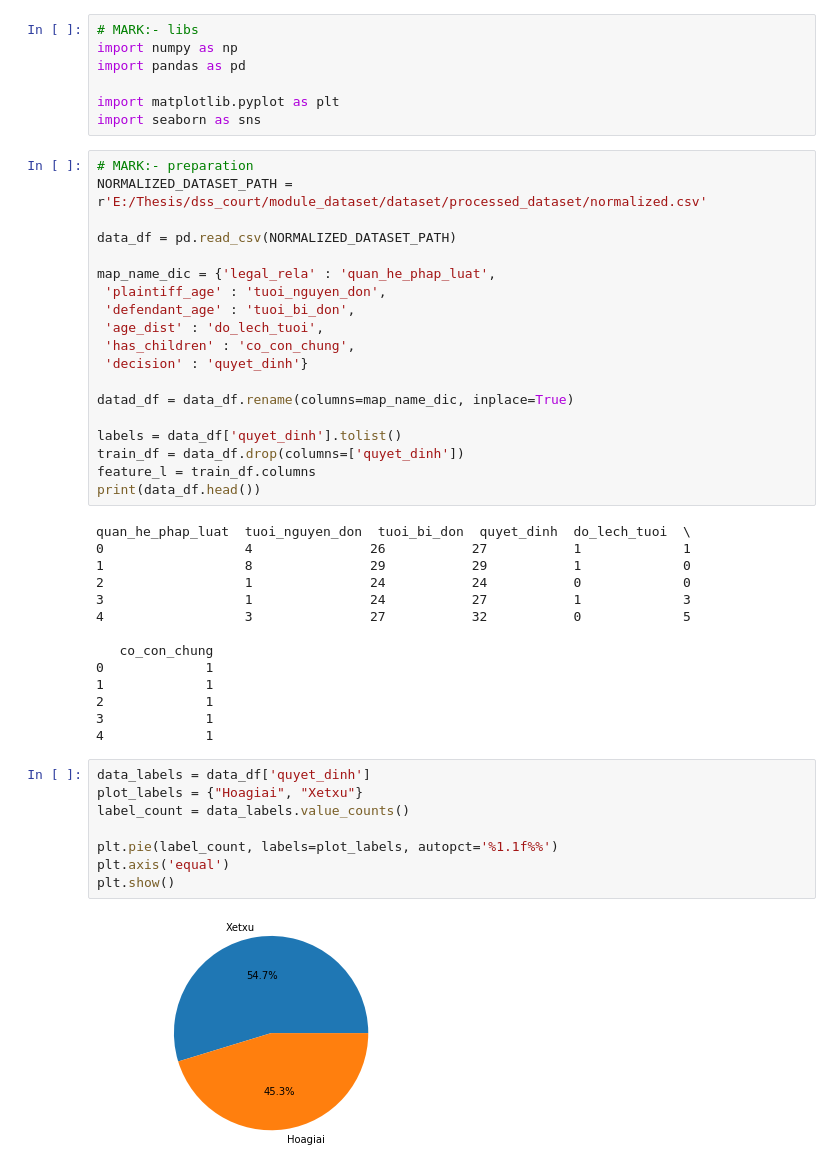
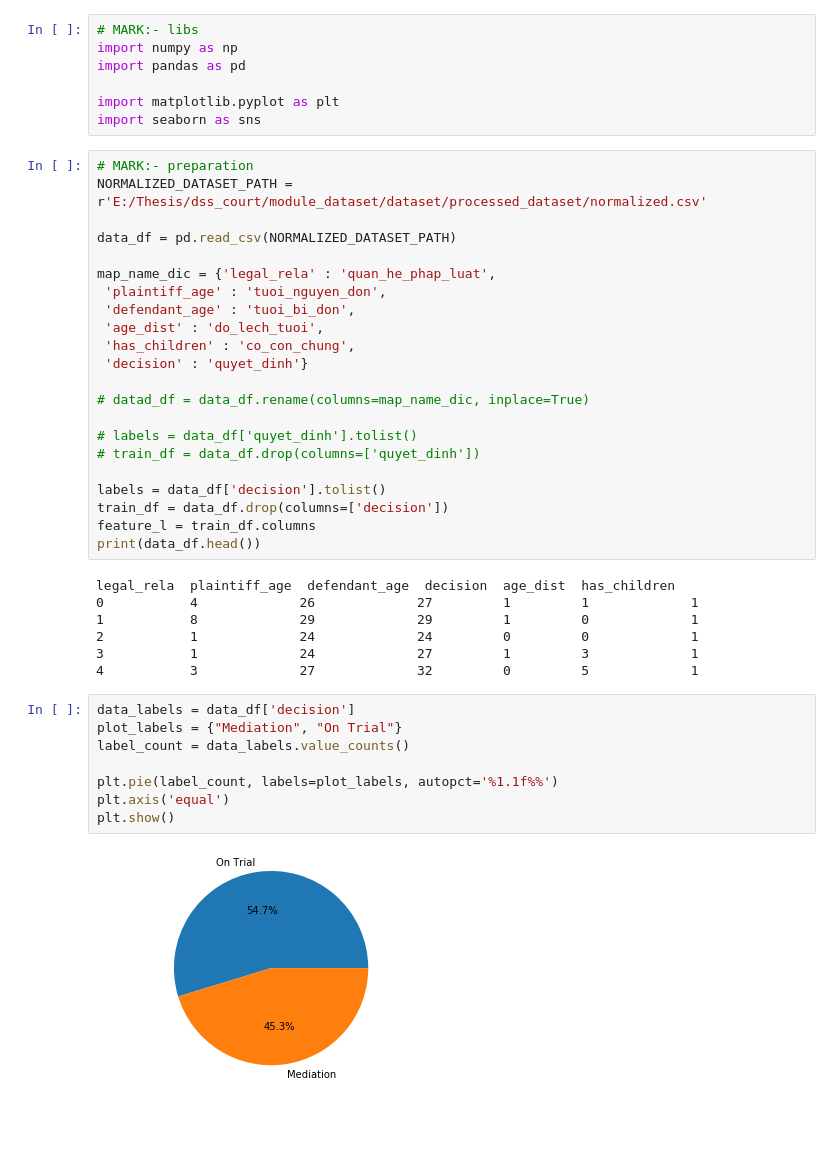
Before and after one commit to dungdl/dss_court, a Jupyter notebook: module_dataset/eda/eda_feature.ipynb, the cells around one changed output. Saved outputs shown, nothing was run; the diff lists cells and outputs as text; blank space fills up the shorter version.

```diff
--- a/module_dataset/eda/eda_feature.ipynb
+++ b/module_dataset/eda/eda_feature.ipynb
@@ -18,36 +18,32 @@ map_name_dic = {'legal_rela' : 'quan_he_phap_luat',
  'has_children' : 'co_con_chung',
  'decision' : 'quyet_dinh'}
 
-datad_df = data_df.rename(columns=map_name_dic, inplace=True)
+# datad_df = data_df.rename(columns=map_name_dic, inplace=True)
 
-labels = data_df['quyet_dinh'].tolist()
-train_df = data_df.drop(columns=['quyet_dinh'])
+# labels = data_df['quyet_dinh'].tolist()
+# train_df = data_df.drop(columns=['quyet_dinh'])
+
+labels = data_df['decision'].tolist()
+train_df = data_df.drop(columns=['decision'])
 feature_l = train_df.columns
 print(data_df.head())
 # %% [output]
-quan_he_phap_luat  tuoi_nguyen_don  tuoi_bi_don  quyet_dinh  do_lech_tuoi  \
-0                  4               26           27           1             1
-1                  8               29           29           1             0
-2                  1               24           24           0             0
-3                  1               24           27           1             3
-4                  3               27           32           0             5
-
-   co_con_chung
-0             1
-1             1
-2             1
-3             1
-4             1
+legal_rela  plaintiff_age  defendant_age  decision  age_dist  has_children
+0           4             26             27         1         1             1
+1           8             29             29         1         0             1
+2           1             24             24         0         0             1
+3           1             24             27         1         3             1
+4           3             27             32         0         5             1
 # %%
-data_labels = data_df['quyet_dinh']
-plot_labels = {"Hoagiai", "Xetxu"}
+data_labels = data_df['decision']
+plot_labels = {"Mediation", "On Trial"}
 label_count = data_labels.value_counts()
 
 plt.pie(label_count, labels=plot_labels, autopct='%1.1f%%')
 plt.axis('equal')
 plt.show()
 # %% [output]
-[figure, old version]
+[figure, new version]
 # %%
 def plot_stats(feature,label_rotation=False,horizontal_layout=True):
     temp = data_df[feature].value_counts()
```
Also changed, not shown: parts of 2 cells of this notebook, 5 other files.
